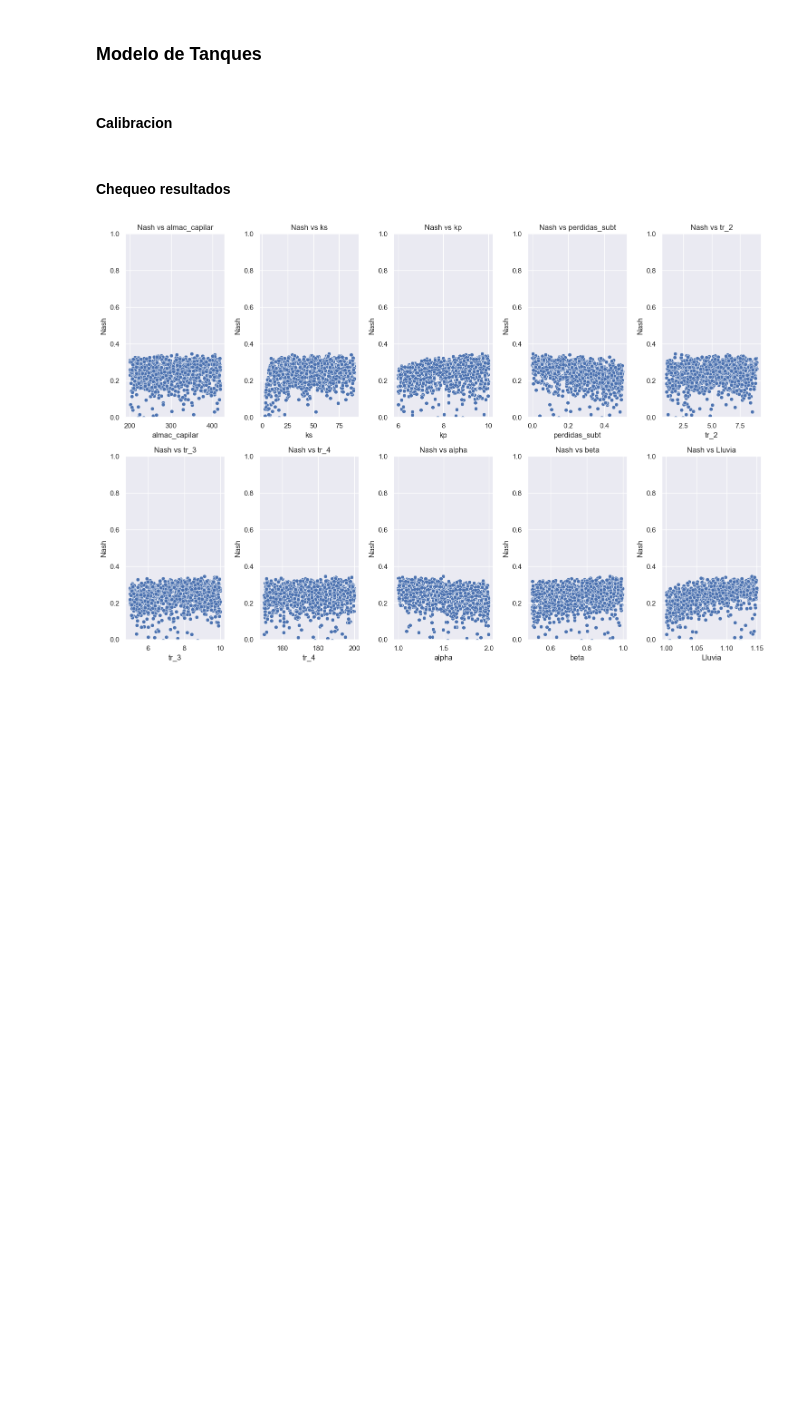
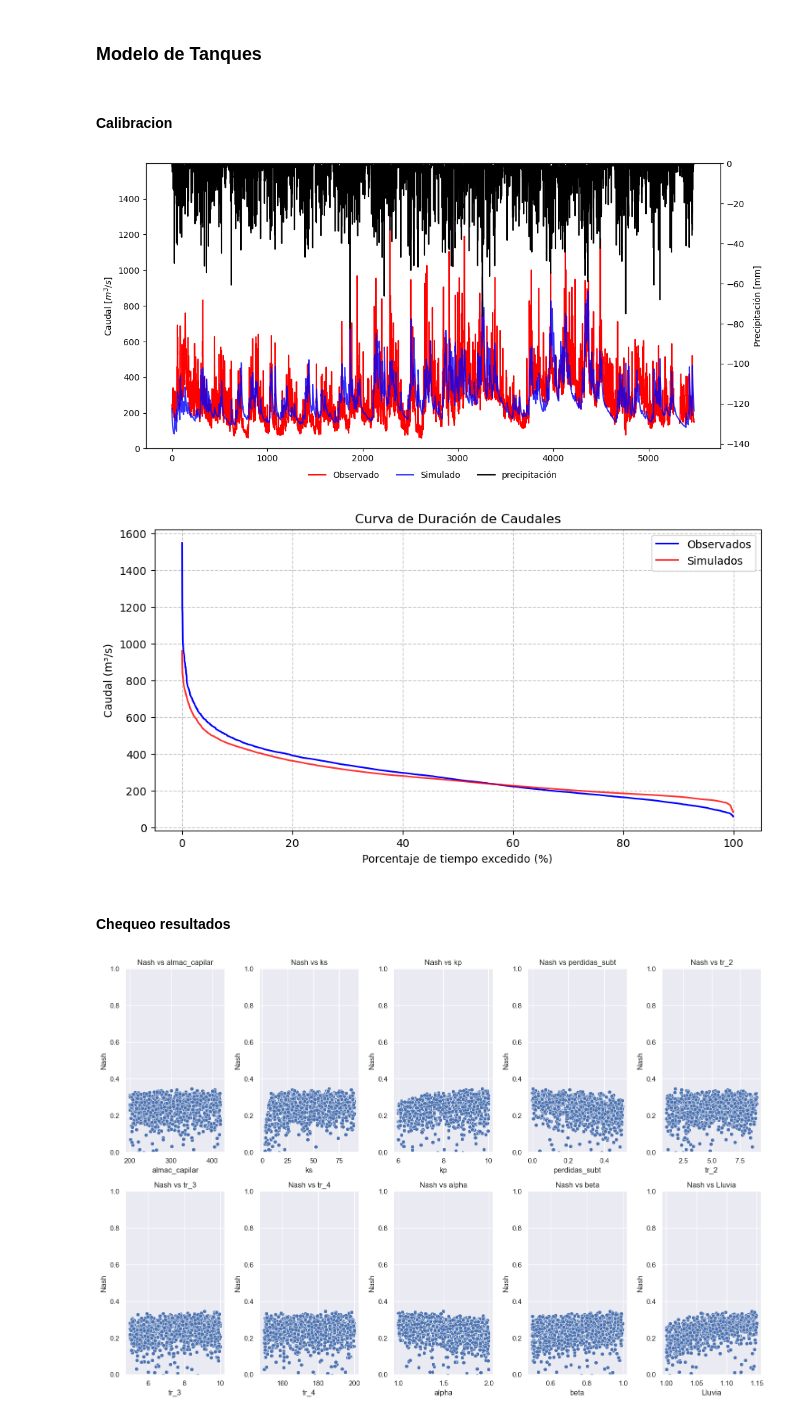
Before and after one commit to Juliant06/hidrologia_saldana, a Jupyter notebook: hidrologia_saldana.ipynb, the cells around one changed output. Cells and saved outputs as stored; diff of their text form; code cells hidden in the pictures; blank space fills up the shorter version.

Commit message:
corrida monte carlo

```diff
--- a/hidrologia_saldana.ipynb
+++ b/hidrologia_saldana.ipynb
@@ -119,7 +123,7 @@ estaciones_pptn = cne_clipped[mask]
 estaciones_pptn.set_index('Codigo',drop=True,inplace=True)
 # %%
 # Estacion IDEAM
-path = 'pptn_col'
+path = 'pptn_colombia'
 files = os.listdir(path)
 
 dict_files = {
@@ -342,6 +324,24 @@ path_cuencas = {
     '22057010':r'cuenca_saldana\cuenca_saldana.shp',
 }
 path_data = {
-
+    '22057070':r'q_data\0022057070-Q_MEDIA_D.csv',
+    '22057060':r'q_data\0022057060-Q_MEDIA_D.csv',
+    '22057010':r'q_data\0022057010-Q_MEDIA_D.csv',
 }
+# %%
+def clip_a_cuenca(da, gdf):
+    g = gdf.to_crs(da.rio.crs)
+    return da.rio.clip(g.geometry.values, crs=da.rio.crs, drop=True)
+
+def read_q_data(cod):
+        # Lectura de datos
+    df_q = pd.read_csv(
+        path_data[cod],
+        index_col=0,
+        parse_dates=True,
+        usecols=[0,1]
+    )
+    df_q = df_q.resample('D').mean()
+
+    return df_q
 # %%
@@ -365,6 +386,30 @@ for cod in dict_area:
         calentamiento=180,              # opcional, días excluidos de las métricas
         seed=42,                        # opcional, para repetir la corrida
     )
+# %%
+# Chequeo resultados'
+cod = '22057070'
+df = resultados[cod]
+q_obs_ = dict_q_obs[cod]
+pptn_cuenca_ = dict_pptn[cod]
+# Corridas "aceptables" según el artículo (BE < 10 %, E2 > 40 %)
+buenas = df[(df['Balance'] < 10) & (df['Nash_mod'] > 0.30)]
+
+# La mejor por Nash modificado
+idx = df['Nash_mod'].idxmax()
+mejor = df.loc[idx]
+q_sim_mejor = dict_simulaciones[cod][idx]   # mismo índice que el DataFrame
+# %%
+params = [mejor[k] for k in MT.NOMBRES_PARAMS]
+modelo = MT(pptn_cuenca_, *params, cota, dict_area[cod],
+            cond_ini=mejor['cond_iniciales'])
+q_sim, q_base = modelo.correr()
+
+modelo.plot_resultados(q_obs_, q_sim, pptn_cuenca_)
+modelo.curva_duracion(q_obs_, q_sim)
+# %% [output]
+[figure, added]
+[figure, added]
 # %%
 path_estaciones = 'q_data'
 files = os.listdir(path_estaciones)
```
Also changed, not shown: parts of 13 cells of this notebook.
